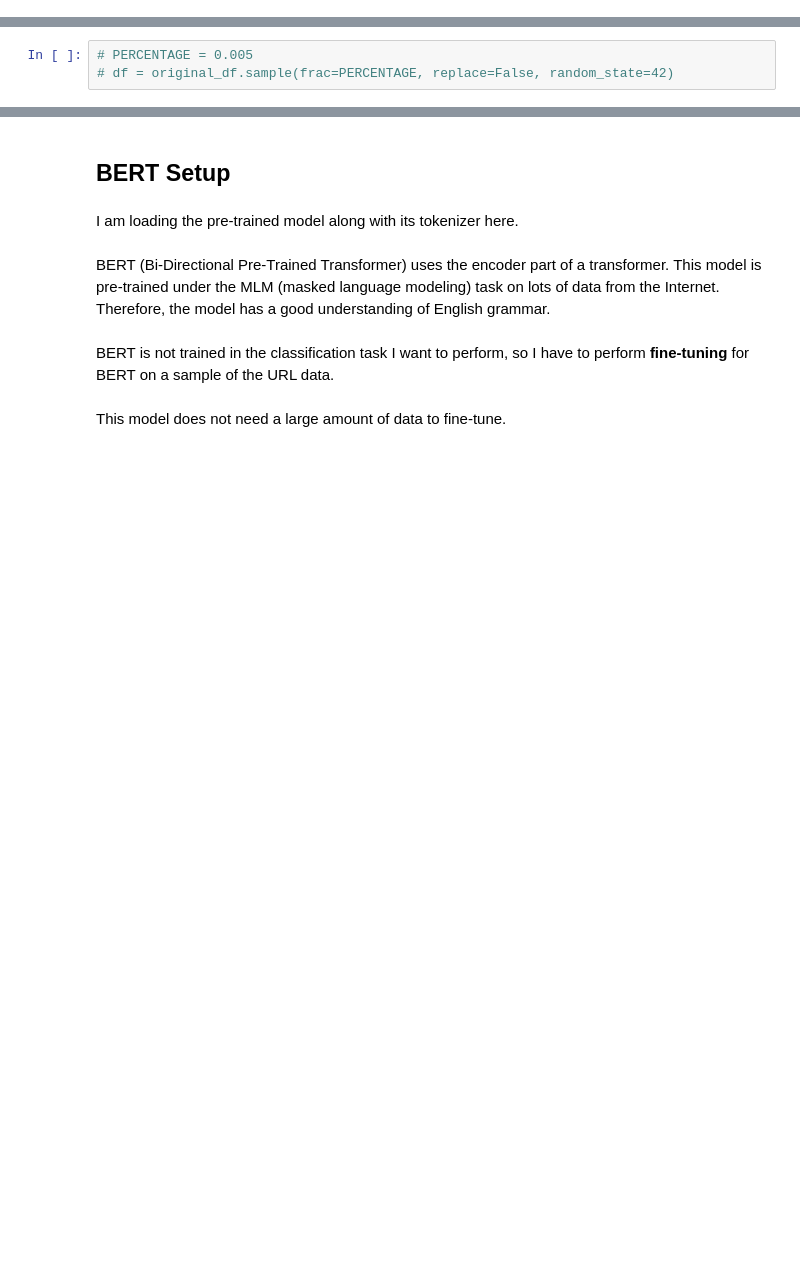
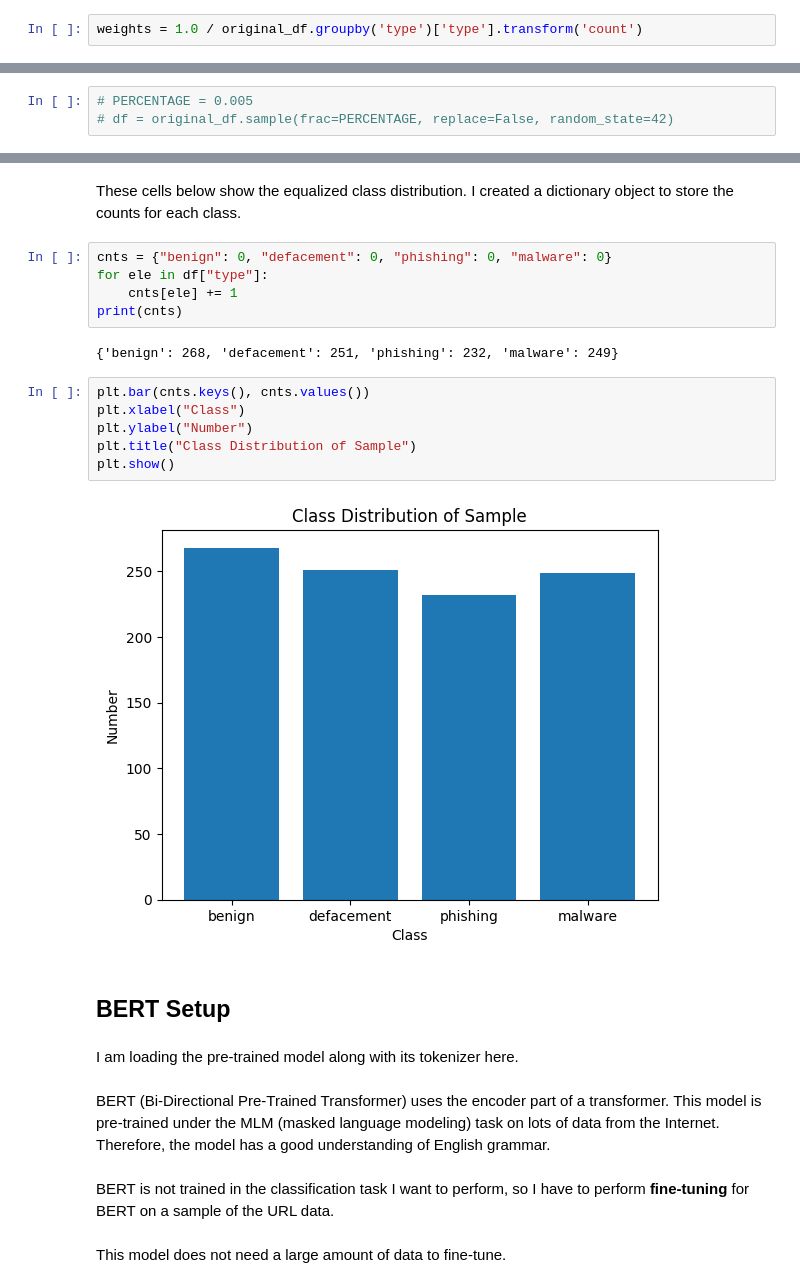
Before and after one commit to jfantab/lexical_analysis_urls, a Jupyter notebook: jlu_model.ipynb, the cells around one changed output, grey strips where cells are left out. Drawn from its saved outputs; the diff is of its cells as text; blank space fills up the shorter version.

```diff
--- a/jlu_model.ipynb
+++ b/jlu_model.ipynb
@@ -36,0 +44,2 @@ original_df.head()
+# %%
+weights = 1.0 / original_df.groupby('type')['type'].transform('count')
@@ -53,3 +73,20 @@ NameError: name 'df' is not defined
+# %% [markdown]
+These cells below show the equalized class distribution. I created a dictionary object to store the counts for each class.
+# %%
+cnts = {"benign": 0, "defacement": 0, "phishing": 0, "malware": 0}
+for ele in df["type"]:
+    cnts[ele] += 1
+print(cnts)
+# %% [output]
+{'benign': 268, 'defacement': 251, 'phishing': 232, 'malware': 249}
+# %%
+plt.bar(cnts.keys(), cnts.values())
+plt.xlabel("Class")
+plt.ylabel("Number")
+plt.title("Class Distribution of Sample")
+plt.show()
+# %% [output]
+[figure, added]
 # %% [markdown]
 ## BERT Setup
 # %% [markdown]
```
Also changed, not shown: parts of 39 cells of this notebook.
